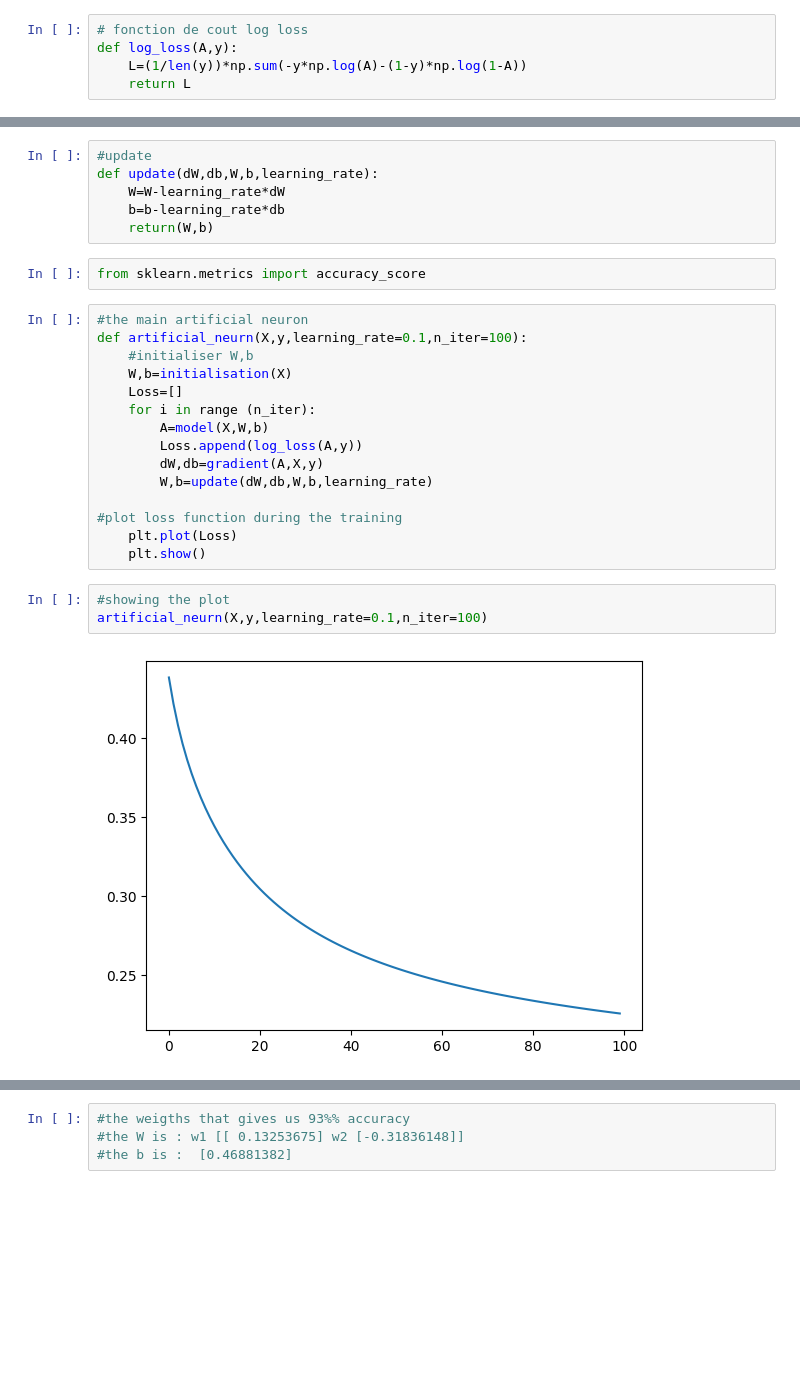
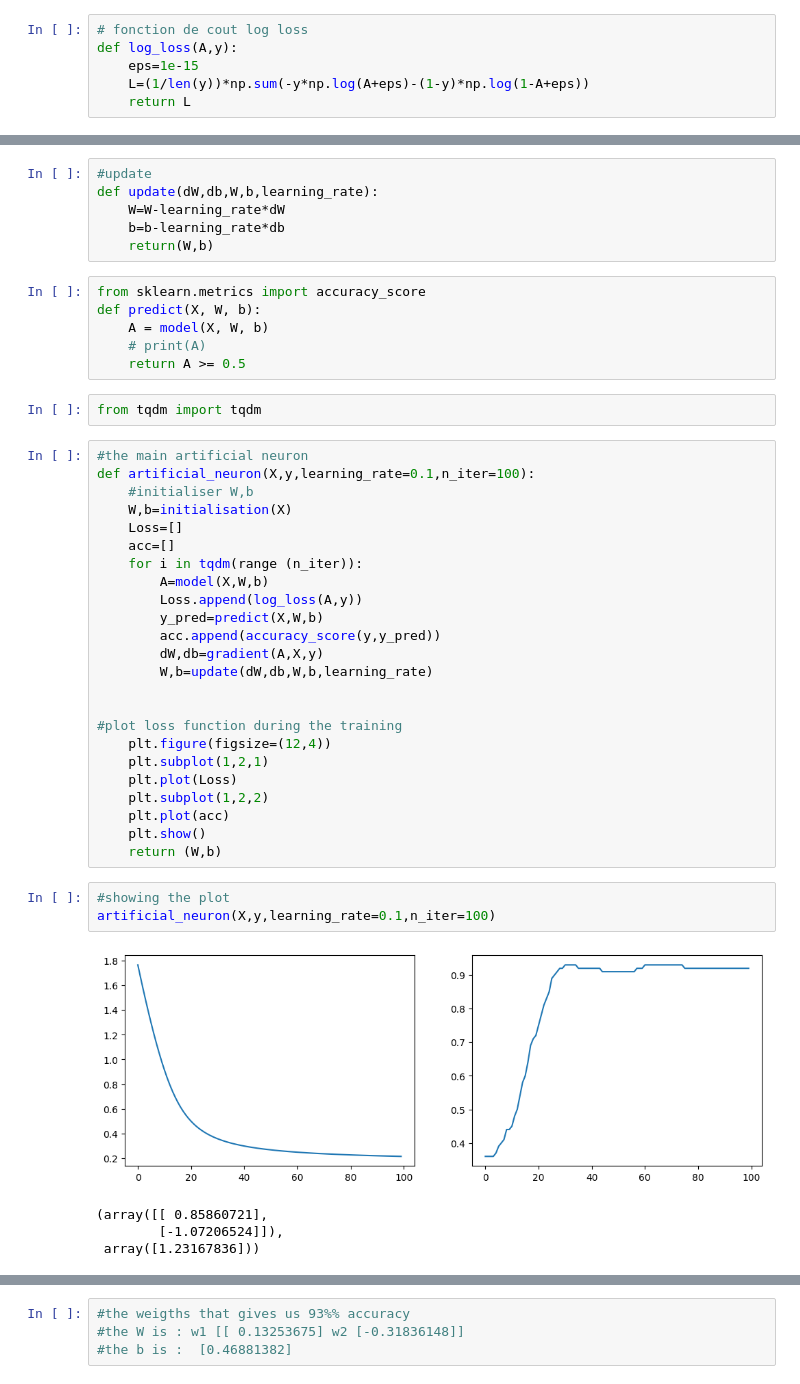
Before and after one commit to kikix745/neuron_Network, a Jupyter notebook: tp1_part01_DL.ipynb, the cells around one changed output, grey strips where cells are left out. Saved outputs shown, nothing was run; the diff lists cells and outputs as text; blank space fills up the shorter version.

```diff
--- a/tp1_part01_DL.ipynb
+++ b/tp1_part01_DL.ipynb
@@ -33,7 +34,8 @@ def model(X,W,b):
 # %%
 # fonction de cout log loss
 def log_loss(A,y):
-    L=(1/len(y))*np.sum(-y*np.log(A)-(1-y)*np.log(1-A))
+    eps=1e-15
+    L=(1/len(y))*np.sum(-y*np.log(A+eps)-(1-y)*np.log(1-A+eps))
     return L
 # %%
  #gradient
@@ -49,26 +51,44 @@ def update(dW,db,W,b,learning_rate):
     return(W,b)
 # %%
 from sklearn.metrics import accuracy_score
+def predict(X, W, b):
+    A = model(X, W, b)
+    # print(A)
+    return A >= 0.5
+# %%
+from tqdm import tqdm
 # %%
 #the main artificial neuron
-def artificial_neurn(X,y,learning_rate=0.1,n_iter=100):
+def artificial_neuron(X,y,learning_rate=0.1,n_iter=100):
     #initialiser W,b
     W,b=initialisation(X)
     Loss=[]
-    for i in range (n_iter):
+    acc=[]
+    for i in tqdm(range (n_iter)):
         A=model(X,W,b)
         Loss.append(log_loss(A,y))
+        y_pred=predict(X,W,b)
+        acc.append(accuracy_score(y,y_pred))
         dW,db=gradient(A,X,y)
         W,b=update(dW,db,W,b,learning_rate)
 
+
 #plot loss function during the training
+    plt.figure(figsize=(12,4))
+    plt.subplot(1,2,1)
     plt.plot(Loss)
+    plt.subplot(1,2,2)
+    plt.plot(acc)
     plt.show()
+    return (W,b)
 # %%
 #showing the plot
-artificial_neurn(X,y,learning_rate=0.1,n_iter=100)
+artificial_neuron(X,y,learning_rate=0.1,n_iter=100)
 # %% [output]
-[figure, old version]
+[figure, new version]
+(array([[ 0.85860721],
+        [-1.07206524]]),
+ array([1.23167836]))
 # %%
 # prediction
 def predict(X,W,b):
```
Also changed, not shown: parts of 12 cells of this notebook.
